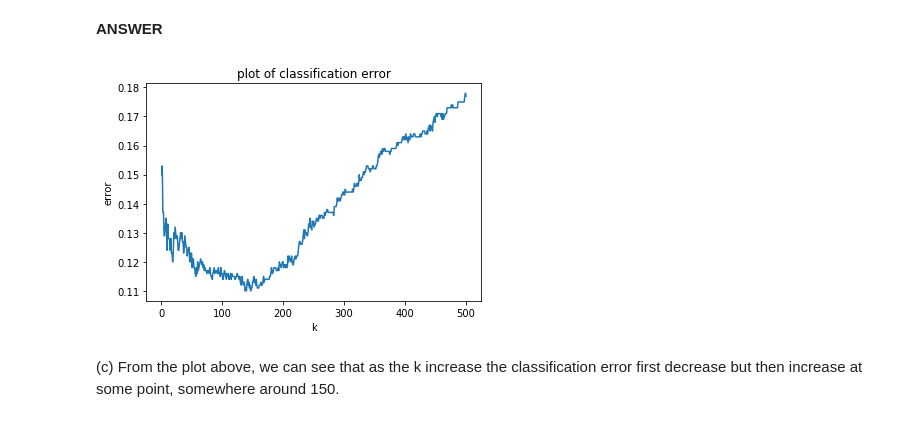
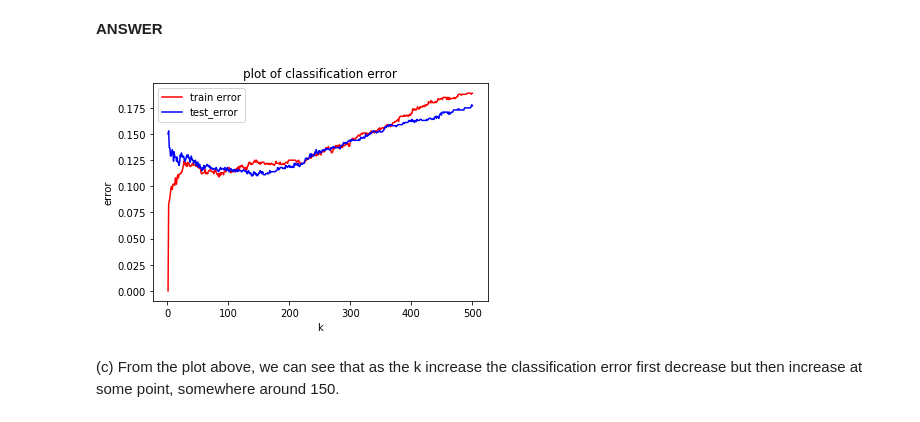
Before and after one commit to Estella-lxy/machine-learning-course, a Jupyter notebook: Assignment 2.ipynb, the cells around one changed output. Saved outputs shown, nothing was run; the diff lists cells and outputs as text; code cells hidden in the pictures.

```diff
--- a/Assignment 2.ipynb
+++ b/Assignment 2.ipynb
@@ -463,22 +463,29 @@ Here, the value of $k$ determines how flexible our model is.
 test_set_x, test_set_y = make_moons(n_samples = 1000, noise = 0.35, random_state = 1276)
 # %%
 #(b)
-error = []
+train_error = []
+test_error = []
+
 for k in range(1,501):
     clf = KNeighborsClassifier(n_neighbors = k)
     clf.fit(syn_x, syn_y)
+    train_pred = clf.predict(syn_x)
     temp_pred = clf.predict(test_set_x)
-    temp_error = 1-accuracy_score(y_pred=temp_pred, y_true = test_set_y)
-    error.append(temp_error)
+    train_ = 1-accuracy_score(y_pred=train_pred, y_true = syn_y)
+    temp_ = 1-accuracy_score(y_pred=temp_pred, y_true = test_set_y)
+    train_error.append(train_)
+    test_error.append(temp_)
 # %%
 #plot
-plt.plot(range(1,501),error)
+plt.plot(range(1,501),train_error,color = 'r',label = 'train error')
+plt.plot(range(1,501),test_error,color = 'b',label = 'test_error')
 plt.title('plot of classification error')
 plt.xlabel('k')
 plt.ylabel('error')
+plt.legend()
 plt.show()
 # %% [output]
-[figure, old version]
+[figure, new version]
 # %% [markdown]
 (c) From the plot above, we can see that as the k increase the classification error first decrease but then increase at some point, somewhere around 150.
 # %% [markdown]
```
Also changed, not shown: parts of 5 cells of this notebook.
